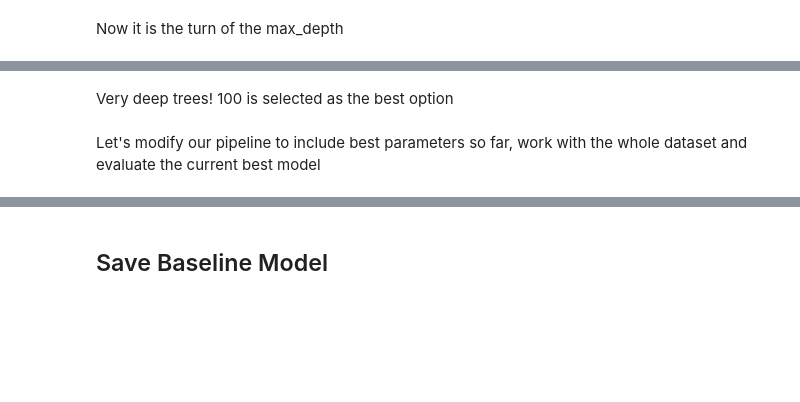
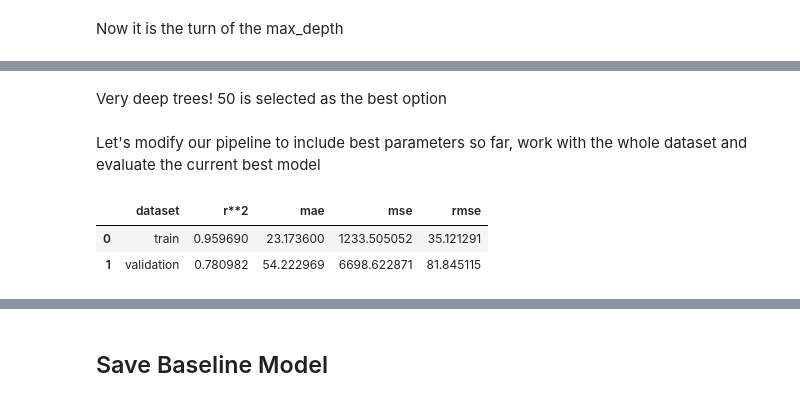
Before and after one commit to brosilato/HPLC_RT_PRED, a Jupyter notebook: notebooks/NB003_Train_Baseline_Model_FP.ipynb, the cells around one changed output, grey strips where cells are left out. Drawn from its saved outputs; the diff is of its cells as text; code cells hidden in the pictures; blank space fills up the shorter version.

```diff
--- a/notebooks/NB003_Train_Baseline_Model_FP.ipynb
+++ b/notebooks/NB003_Train_Baseline_Model_FP.ipynb
@@ -400,21 +467,25 @@ results.sort_values(by = "validation score").head(10)
 # %% [markdown]
-Very deep trees! 100 is selected as the best option
+Very deep trees! 50 is selected as the best option
 # %% [markdown]
 Let's modify our pipeline to include best parameters so far, work with the whole dataset and evaluate the current best model
 # %%
 rfr_rdkit_pipeline = Pipeline([
-    ("mol_converter", SMT()),
-    ("fp_transformer", MFPT(fp_type="rdkit", radius=3, fp_size=1024, dense=True, counts=True)),
+    ("mol_converter", STM()),
+    ("fp_transformer", MTFP(fp_type="rdkit", radius=3, fp_size=1024, dense=True, counts=True)),
     ("standard_scaler", StandardScaler(with_mean=False)),
     ("variance_thres", VarianceThreshold(threshold=0.0)),# Remove constant all-zero features
-    ("rfr", RFR(n_estimators=300, max_depth=100, max_features=0.7, max_samples=0.9, n_jobs=7, random_state=123456))
+    ("rfr", RFR(n_estimators=300, max_depth=50, max_features=0.25, max_samples=0.9, n_jobs=7, random_state=123456))
     ])
 
 rfr_rdkit_pipeline.fit(x_train_ret, y_train_ret)
 datasets={
     "train": [x_train_ret, y_train_ret],
     "validation": [x_val_ret, y_val_ret]
 }
 evaluate_sklearn_model(model=rfr_rdkit_pipeline, datasets=datasets, scores=scores)
+# %% [output]
+|  | dataset | r**2 | mae | mse | rmse |
+| 0 | train | 0.959690 | 23.173600 | 1233.505052 | 35.121291 |
+| 1 | validation | 0.780982 | 54.222969 | 6698.622871 | 81.845115 |
 # %%
 my_fig = plot_results(y_val_ret, rfr_rdkit_pipeline.predict(x_val_ret))
```
Also changed, not shown: parts of 21 cells of this notebook, 1 other file.
